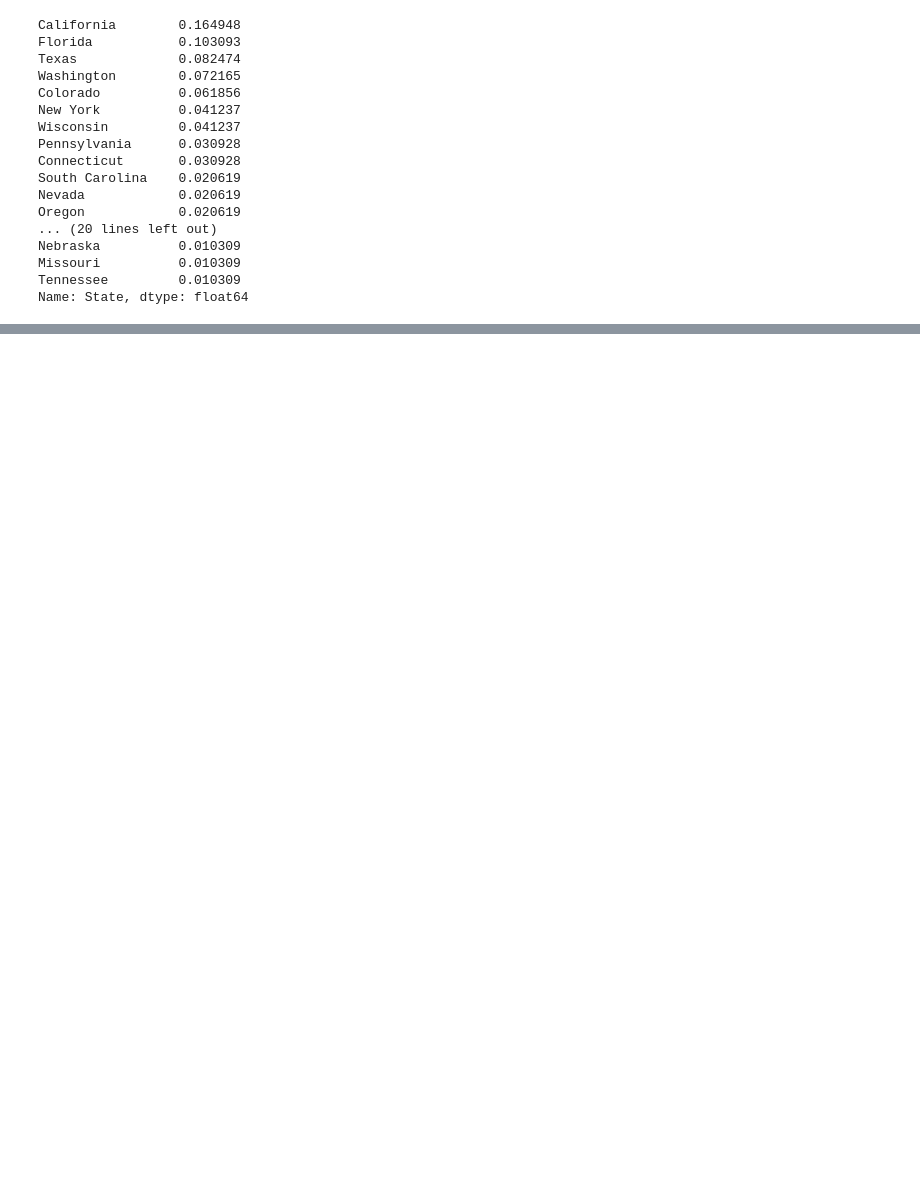
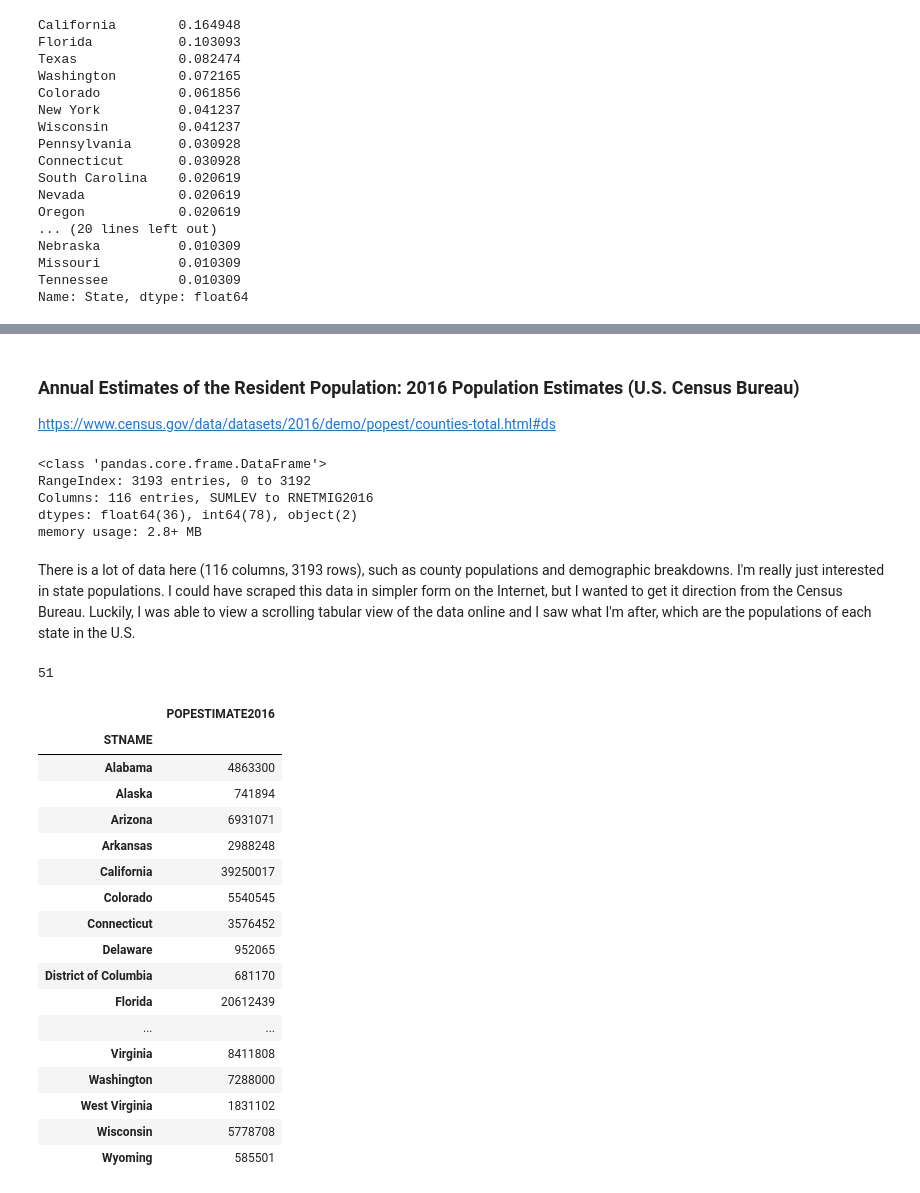
Before and after one commit to Qyoom/wesleyan_data_mgmt_vis, a Jupyter notebook: week_2/gun_violence_in_America_v1.ipynb, the cells around one changed output, grey strips where cells are left out. Cells and saved outputs as stored; diff of their text form; code cells hidden in the pictures; blank space fills up the shorter version.

```diff
--- a/week_2/gun_violence_in_America_v1.ipynb
+++ b/week_2/gun_violence_in_America_v1.ipynb
@@ -126,0 +160,3 @@ Name: State, dtype: float64
+# %% [markdown]
+### Annual Estimates of the Resident Population: 2016 Population Estimates (U.S. Census Bureau)
+https://www.census.gov/data/datasets/2016/demo/popest/counties-total.html#ds
@@ -126,0 +167,38 @@ Name: State, dtype: float64
+# %%
+est_pop_2016_df.info()
+# %% [output]
+<class 'pandas.core.frame.DataFrame'>
+RangeIndex: 3193 entries, 0 to 3192
+Columns: 116 entries, SUMLEV to RNETMIG2016
+dtypes: float64(36), int64(78), object(2)
+memory usage: 2.8+ MB
+# %% [markdown]
+There is a lot of data here (116 columns, 3193 rows), such as county populations and demographic breakdowns. I'm really just interested in state populations. I could have scraped this data in simpler form on the Internet, but I wanted to get it direction from the Census Bureau. Luckily, I was able to view a scrolling tabular view of the data online and I saw what I'm after, which are the populations of each state in the U.S.
+# %%
+# Columns of interest: state name, state population (estimate for 2016)
+# The way this dataset is constructed, the state population is flaged by 'COUNTY' == 0.
+state_pop_df = est_pop_2016_df.loc[est_pop_2016_df['COUNTY'] == 0,
+                                ['STNAME', 'POPESTIMATE2016']]
+state_pop_df.set_index('STNAME', inplace=True)
+print(len(state_pop_df))
+state_pop_df
+# %% [output]
+51
+|  | POPESTIMATE2016 |
+| STNAME |  |
+| Alabama | 4863300 |
+| Alaska | 741894 |
+| Arizona | 6931071 |
+| Arkansas | 2988248 |
+| California | 39250017 |
+| Colorado | 5540545 |
+| Connecticut | 3576452 |
+| Delaware | 952065 |
+| District of Columbia | 681170 |
+| Florida | 20612439 |
+| ... | ... |
+| Virginia | 8411808 |
+| Washington | 7288000 |
+| West Virginia | 1831102 |
+| Wisconsin | 5778708 |
+| Wyoming | 585501 |
```
Also changed, not shown: parts of 9 cells of this notebook.
